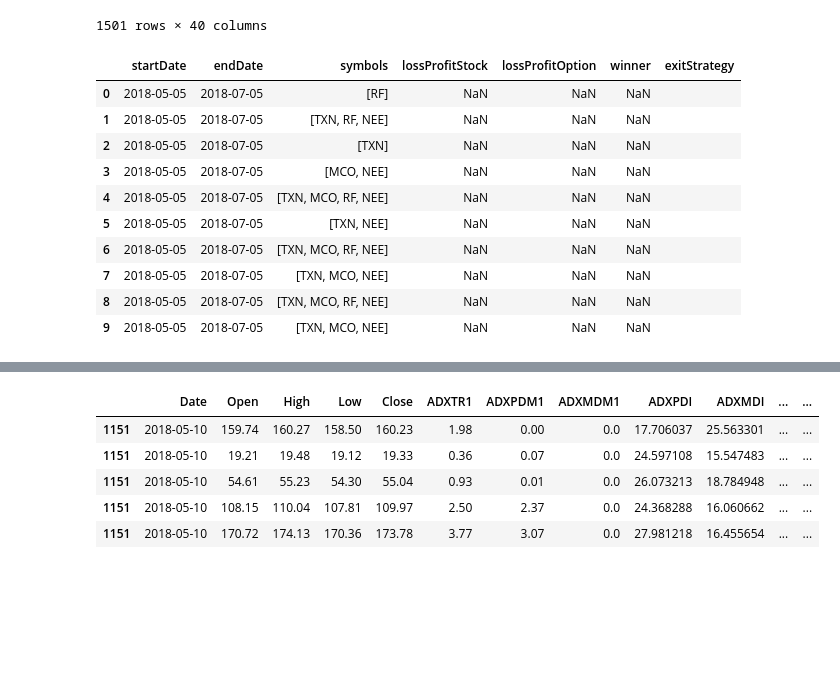
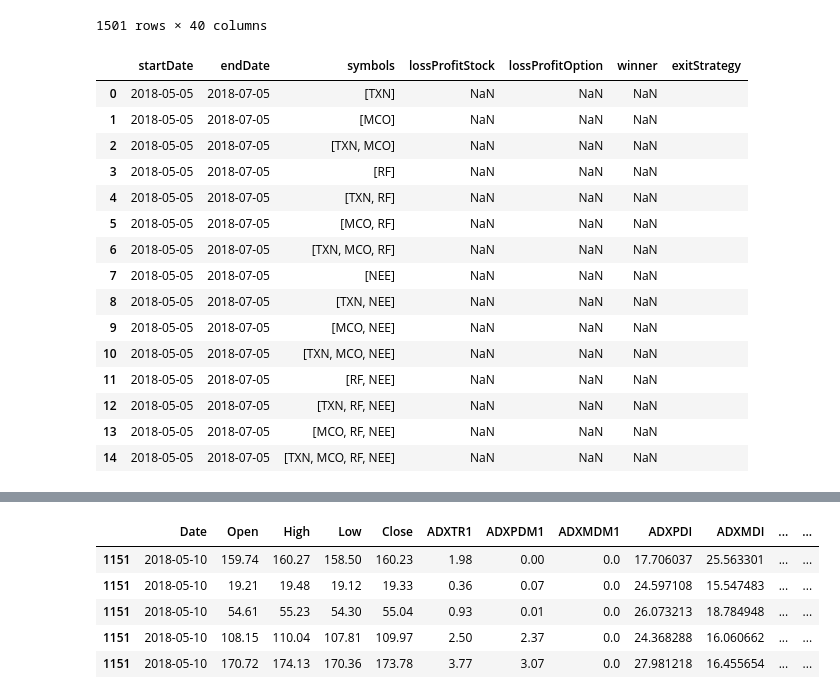
Before and after one commit to CalvinCottin/Option-Backtesting, a Jupyter notebook: Untitled-checkpoint.ipynb, the cells around one changed output, grey strips where cells are left out. Cells and saved outputs as stored; diff of their text form; code cells hidden in the pictures; blank space fills up the shorter version.

```diff
--- a/Untitled-checkpoint.ipynb
+++ b/Untitled-checkpoint.ipynb
@@ -9,3 +9,10 @@ import warnings
 from pandas.core.common import SettingWithCopyWarning
 
 warnings.simplefilter(action="ignore", category=SettingWithCopyWarning)
+# %%
+def powerset(s):
+    x = len(s)
+    liste = []
+    for i in range(1 << x):
+        liste.append(([s[j] for j in range(x) if (i & (1 << j))]))
+    return liste
@@ -137,7 +148,7 @@ def generateRandomTableold(min_date, max_date, symbols, rowCount):
 
     return df
 # %%
-def generateRandomTable( symbols, rowCount):
+def generateRandomTable():
 
     df = pd.DataFrame(columns =["startDate","endDate","symbols","lossProfitStock", "lossProfitOption", "winner"])
 
@@ -145,40 +156,48 @@ def generateRandomTable( symbols, rowCount):
     date1 = date(2018, 5, 5)
     date2 = date(2018, 7, 5)
 
-    for row in range(rowCount):
-        symbolAdd = random.randint(1,5)
+    power = powerset(["TXN", "MCO", "RF", "NEE"])
+
+    for row in range(1, len(power)):
+        #symbolAdd = random.randint(1,5)
         #sample to ensure uniquness of indizes
-        symbolAddArray = sample(range(0,4), symbolAdd)
-        symbolAddArray.sort()
+
+        symbolAddArray = power[row]
+        #symbolAddArray.sort()
         #transfer indices to symbols
-        symbolRandomList = [ symbols[i] for i in symbolAddArray]
+        #symbolRandomList = [ symbols[i] for i in symbolAddArray]
 
 
-        df = df.append({"startDate": date1, "endDate": date2, "exitStrategy": "", "symbols": symbolRandomList}, ignore_index = True)
+        df = df.append({"startDate": date1, "endDate": date2, "exitStrategy": "", "symbols": symbolAddArray}, ignore_index = True)
 
     return df
 # %%
 #define initial values
 rowCount = 10
-stocks = ["TXN", "MCO", "RF", "NEE"]
+#stocks = ["TXN", "MCO", "RF", "NEE"]
 
 #create random table
-df1 = generateRandomTable(stocks, rowCount)
+df1 = generateRandomTable()
 df1
 #create csv
 #df1.to_csv("simulation_data.csv", index=False, encoding='utf-8-sig')
 # %% [output]
 |  | startDate | endDate | symbols | lossProfitStock | lossProfitOption | winner | exitStrategy |
-| 0 | 2018-05-05 | 2018-07-05 | [RF] | NaN | NaN | NaN |  |
-| 1 | 2018-05-05 | 2018-07-05 | [TXN, RF, NEE] | NaN | NaN | NaN |  |
-| 2 | 2018-05-05 | 2018-07-05 | [TXN] | NaN | NaN | NaN |  |
-| 3 | 2018-05-05 | 2018-07-05 | [MCO, NEE] | NaN | NaN | NaN |  |
-| 4 | 2018-05-05 | 2018-07-05 | [TXN, MCO, RF, NEE] | NaN | NaN | NaN |  |
-| 5 | 2018-05-05 | 2018-07-05 | [TXN, NEE] | NaN | NaN | NaN |  |
-| 6 | 2018-05-05 | 2018-07-05 | [TXN, MCO, RF, NEE] | NaN | NaN | NaN |  |
-| 7 | 2018-05-05 | 2018-07-05 | [TXN, MCO, NEE] | NaN | NaN | NaN |  |
-| 8 | 2018-05-05 | 2018-07-05 | [TXN, MCO, RF, NEE] | NaN | NaN | NaN |  |
-| 9 | 2018-05-05 | 2018-07-05 | [TXN, MCO, NEE] | NaN | NaN | NaN |  |
+| 0 | 2018-05-05 | 2018-07-05 | [TXN] | NaN | NaN | NaN |  |
+| 1 | 2018-05-05 | 2018-07-05 | [MCO] | NaN | NaN | NaN |  |
+| 2 | 2018-05-05 | 2018-07-05 | [TXN, MCO] | NaN | NaN | NaN |  |
+| 3 | 2018-05-05 | 2018-07-05 | [RF] | NaN | NaN | NaN |  |
+| 4 | 2018-05-05 | 2018-07-05 | [TXN, RF] | NaN | NaN | NaN |  |
+| 5 | 2018-05-05 | 2018-07-05 | [MCO, RF] | NaN | NaN | NaN |  |
+| 6 | 2018-05-05 | 2018-07-05 | [TXN, MCO, RF] | NaN | NaN | NaN |  |
+| 7 | 2018-05-05 | 2018-07-05 | [NEE] | NaN | NaN | NaN |  |
+| 8 | 2018-05-05 | 2018-07-05 | [TXN, NEE] | NaN | NaN | NaN |  |
+| 9 | 2018-05-05 | 2018-07-05 | [MCO, NEE] | NaN | NaN | NaN |  |
+| 10 | 2018-05-05 | 2018-07-05 | [TXN, MCO, NEE] | NaN | NaN | NaN |  |
+| 11 | 2018-05-05 | 2018-07-05 | [RF, NEE] | NaN | NaN | NaN |  |
+| 12 | 2018-05-05 | 2018-07-05 | [TXN, RF, NEE] | NaN | NaN | NaN |  |
+| 13 | 2018-05-05 | 2018-07-05 | [MCO, RF, NEE] | NaN | NaN | NaN |  |
+| 14 | 2018-05-05 | 2018-07-05 | [TXN, MCO, RF, NEE] | NaN | NaN | NaN |  |
 # %%
 def remove_from_array(base_array, num):
     for index in range(len(base_array)):
```
Also changed, not shown: parts of 9 cells of this notebook.
